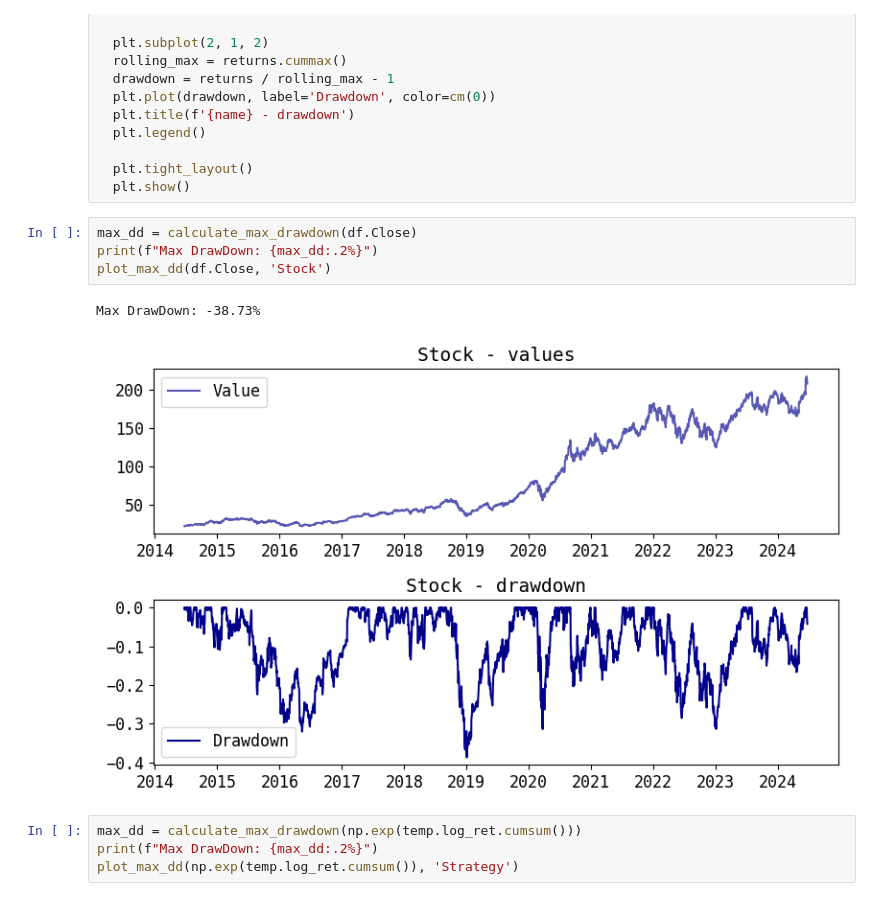
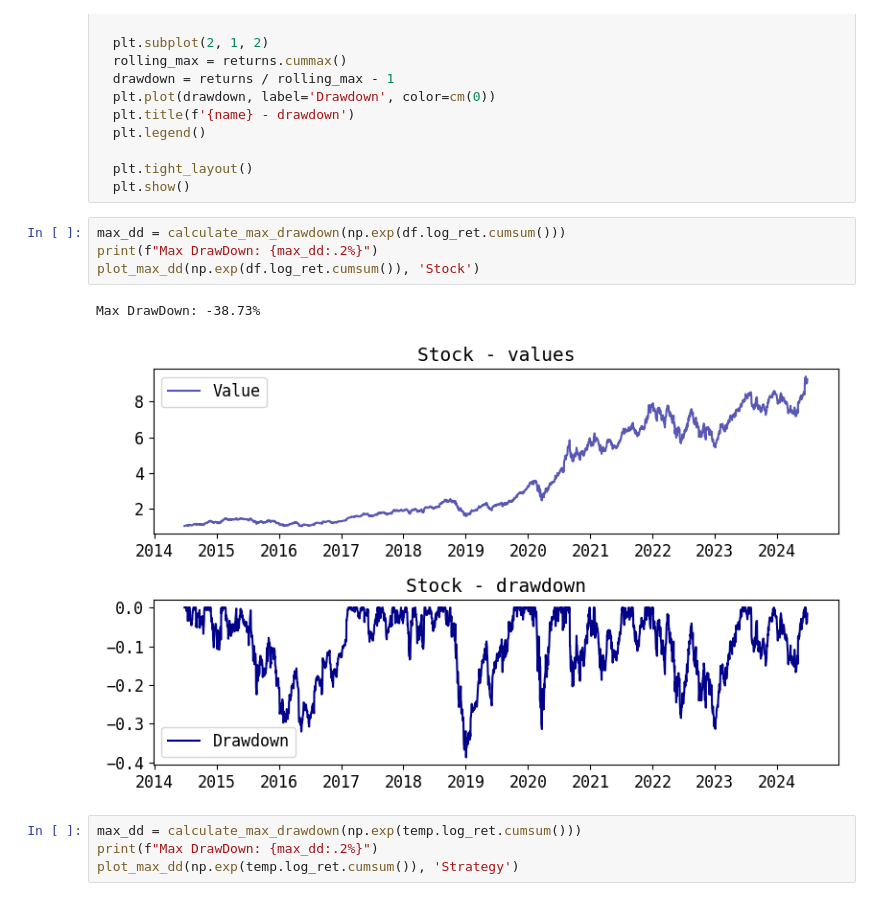
Before and after one commit to SEREMM/stationary_strategies, a Jupyter notebook: aapl_stationary_2.ipynb, the cells around one changed output. Saved outputs shown, nothing was run; the diff lists cells and outputs as text.

```diff
--- a/aapl_stationary_2.ipynb
+++ b/aapl_stationary_2.ipynb
@@ -549,12 +554,12 @@ def plot_max_dd(returns, name):
   plt.tight_layout()
   plt.show()
 # %%
-max_dd = calculate_max_drawdown(df.Close)
+max_dd = calculate_max_drawdown(np.exp(df.log_ret.cumsum()))
 print(f"Max DrawDown: {max_dd:.2%}")
-plot_max_dd(df.Close, 'Stock')
+plot_max_dd(np.exp(df.log_ret.cumsum()), 'Stock')
 # %% [output]
 Max DrawDown: -38.73%
-[figure, old version]
+[figure, new version]
 # %%
 max_dd = calculate_max_drawdown(np.exp(temp.log_ret.cumsum()))
 print(f"Max DrawDown: {max_dd:.2%}")
```
Also changed, not shown: parts of 33 cells of this notebook.
